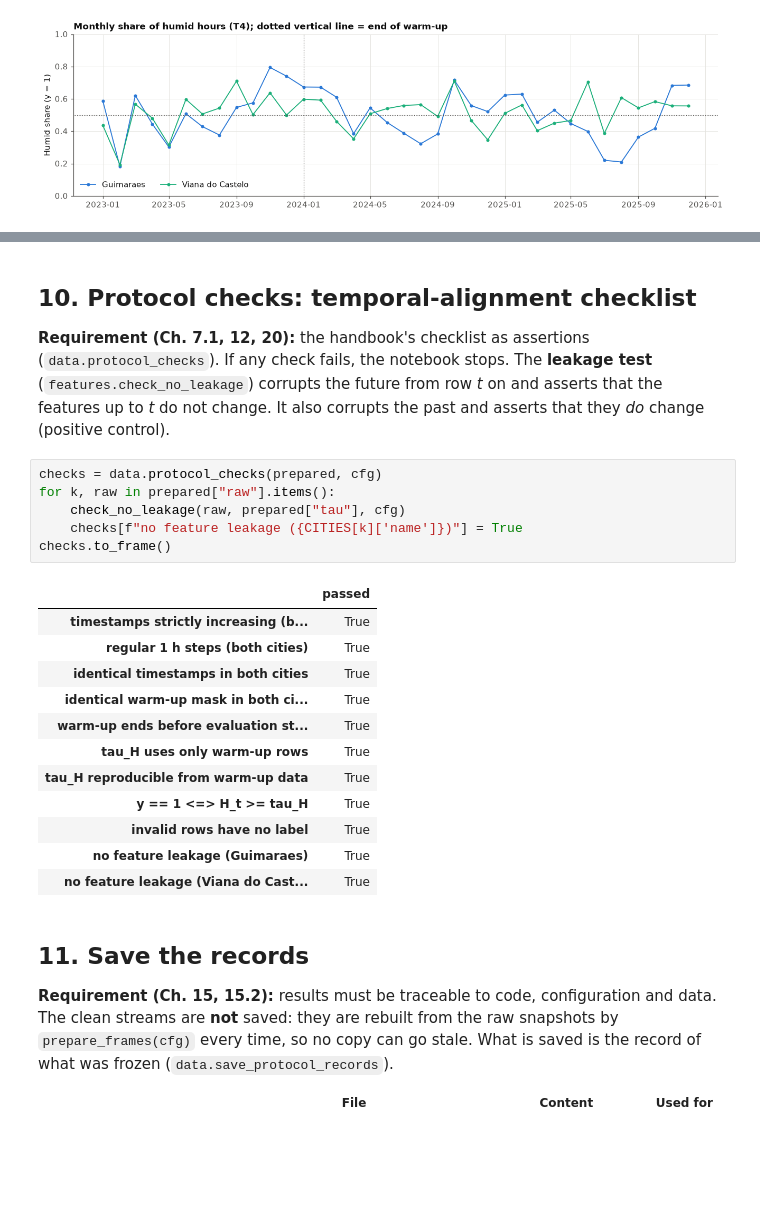
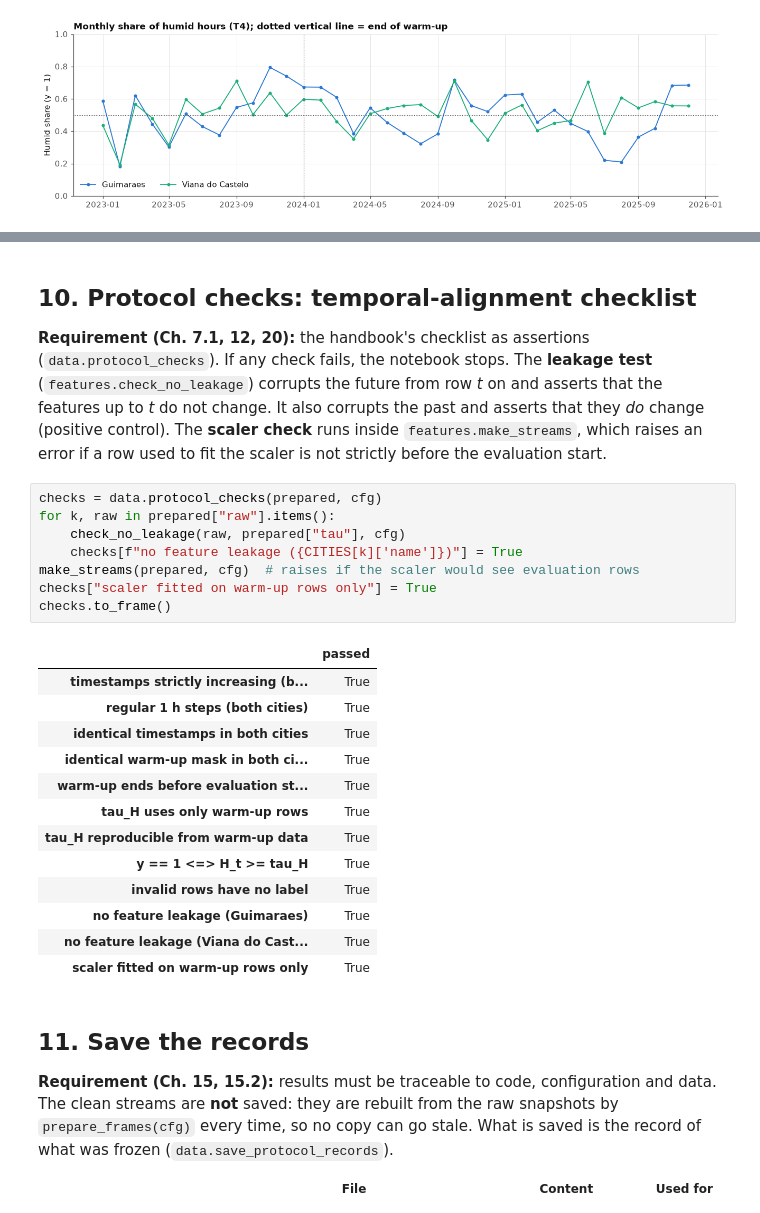
Before and after one commit to VikaMokhovikova/data_stream_mining_asnm1, a Jupyter notebook: notebooks/00_shared_protocol.ipynb, the cells around one changed output, grey strips where cells are left out. Saved outputs shown, nothing was run; the diff lists cells and outputs as text; blank space fills up the shorter version.

```diff
--- a/notebooks/00_shared_protocol.ipynb
+++ b/notebooks/00_shared_protocol.ipynb
@@ -253,25 +279,29 @@ plt.show()
 
 **Requirement (Ch. 7.1, 12, 20):** the handbook's checklist as assertions (`data.protocol_checks`). If any check fails, the notebook stops.
 The **leakage test** (`features.check_no_leakage`) corrupts the future from row *t* on and asserts that the features up to *t* do not change. It also corrupts the past and asserts that they *do* change (positive control).
+The **scaler check** runs inside `features.make_streams`, which raises an error if a row used to fit the scaler is not strictly before the evaluation start.
 # %%
 checks = data.protocol_checks(prepared, cfg)
 for k, raw in prepared["raw"].items():
     check_no_leakage(raw, prepared["tau"], cfg)
     checks[f"no feature leakage ({CITIES[k]['name']})"] = True
+make_streams(prepared, cfg)  # raises if the scaler would see evaluation rows
+checks["scaler fitted on warm-up rows only"] = True
 checks.to_frame()
 # %% [output]
 |  | passed |
 | timestamps strictly increasing (b... | True |
 | regular 1 h steps (both cities) | True |
 | identical timestamps in both cities | True |
 | identical warm-up mask in both ci... | True |
 | warm-up ends before evaluation st... | True |
 | tau_H uses only warm-up rows | True |
 | tau_H reproducible from warm-up data | True |
 | y == 1 <=> H_t >= tau_H | True |
 | invalid rows have no label | True |
 | no feature leakage (Guimaraes) | True |
 | no feature leakage (Viana do Cast... | True |
+| scaler fitted on warm-up rows only | True |
 # %% [markdown]
 ## 11. Save the records
 
```
Also changed, not shown: parts of 11 cells of this notebook.
